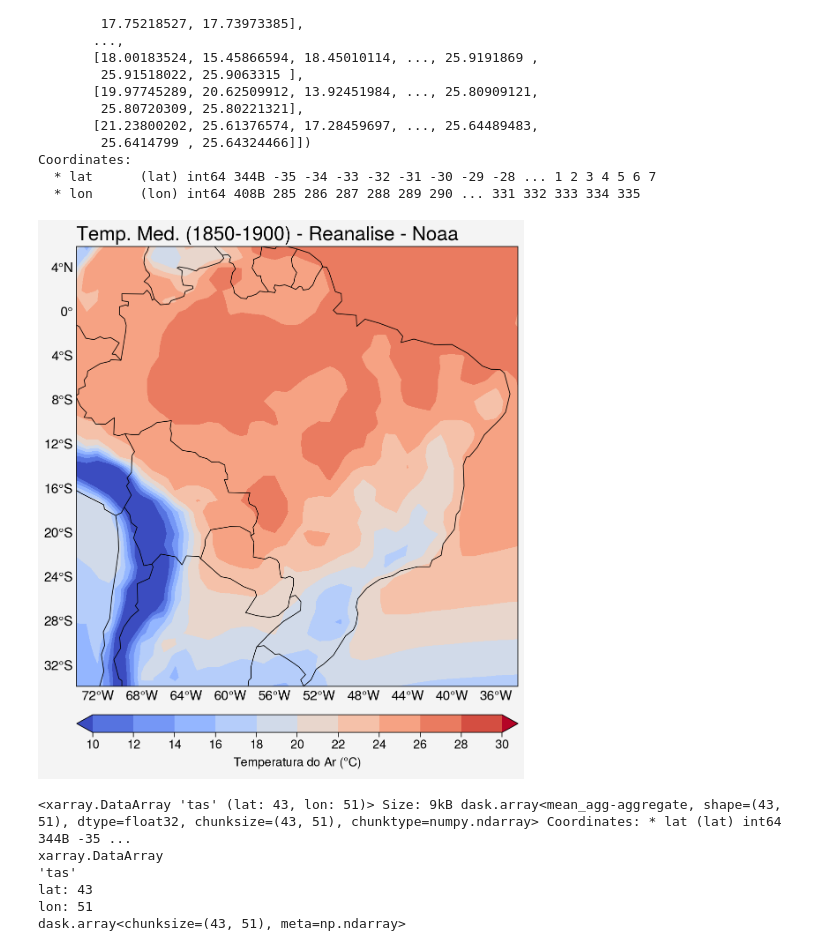
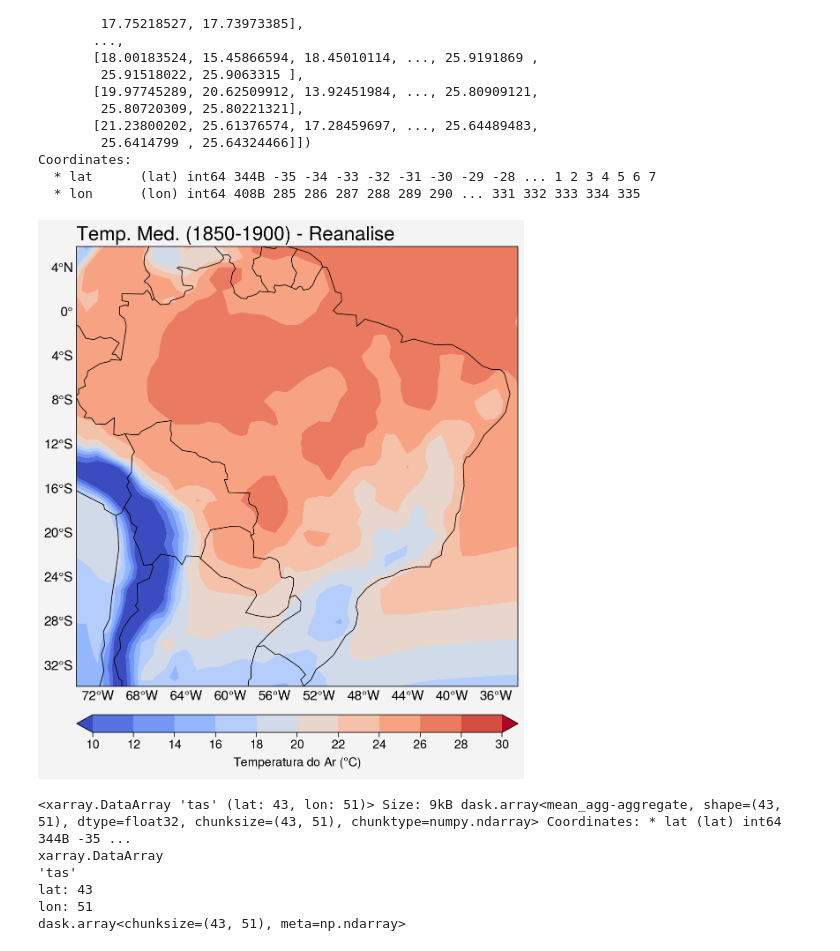
Before and after one commit to pantojaph/Resumo_CPAM_CMIP6, a Jupyter notebook: CPAM_final.ipynb, the cells around one changed output. Drawn from its saved outputs; the diff is of its cells as text; code cells hidden in the pictures.

```diff
--- a/CPAM_final.ipynb
+++ b/CPAM_final.ipynb
@@ -560,30 +555,30 @@ Coordinates:
   * lat      (lat) int64 344B -35 -34 -33 -32 -31 -30 -29 -28 ... 1 2 3 4 5 6 7
   * lon      (lon) int64 408B 285 286 287 288 289 290 ... 331 332 333 334 335
 # %%
-# Plot REANALISE asdsdas
+# Plot REANALISE
 fig, ax = pplt.subplots(axwidth=5.0, ncols=1, tight=True,
                         proj='pcarree', proj_kw={'lon_0':0})
 
 # parâmetros de formatação do mapa
 ax.format(land=False, coast=True, innerborders=False,
           borders=True, labels=True, grid=True,
           latlim=(-33.8, 6), lonlim=(-73.9, -34),
           latlines=4, lonlines=4, geogridlinewidth=0,
           small='15px', large='22px')
-ax.format(ltitle='Temp. Med. (1850-1900) - Reanalise - Noaa')
+ax.format(ltitle='Temp. Med. (1850-1900) - Reanalise')
 
 #
 map1 = ax.contourf(t2m_noaa_ano['lon'], t2m_noaa_ano['lat'],
                    t2m_noaa_ano,
                    cmap='coolwarm', levels=pplt.arange(10, 30, 2),
                    extend='both')
 
 # barra de cores
 fig.colorbar(map1, loc='b', label='Temperatura do Ar ($\degree$C)')
 
 pplt.show()
 # %% [output]
-[figure, old version]
+[figure, new version]
 # %%
 ensemble_ano = tas_media_historical.mean(dim='month')
 ensemble_ano
```
Also changed, not shown: parts of 11 cells of this notebook.
